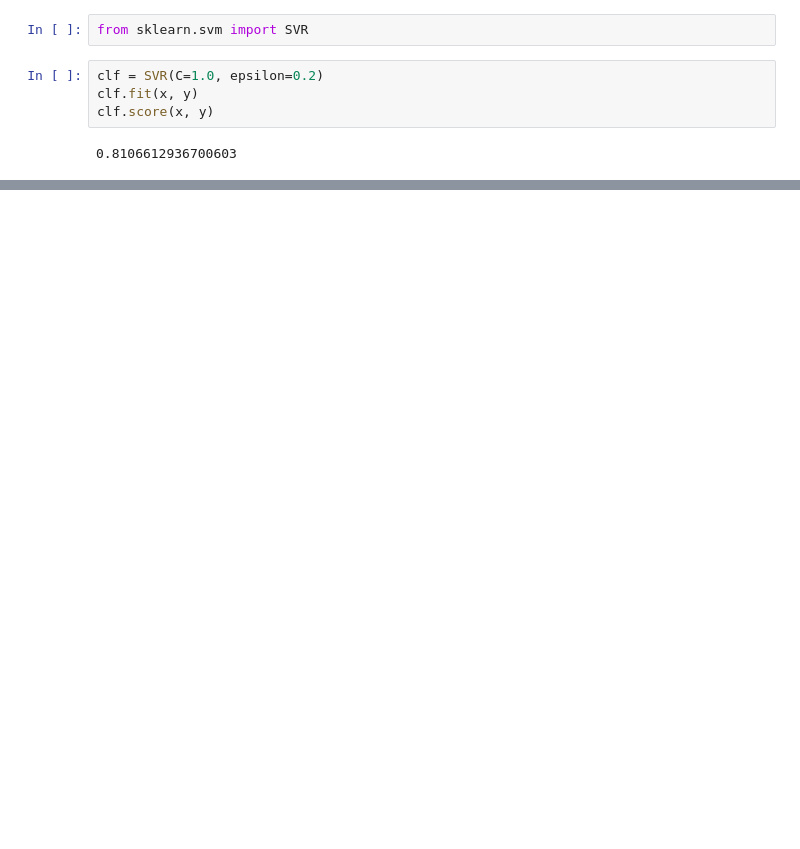
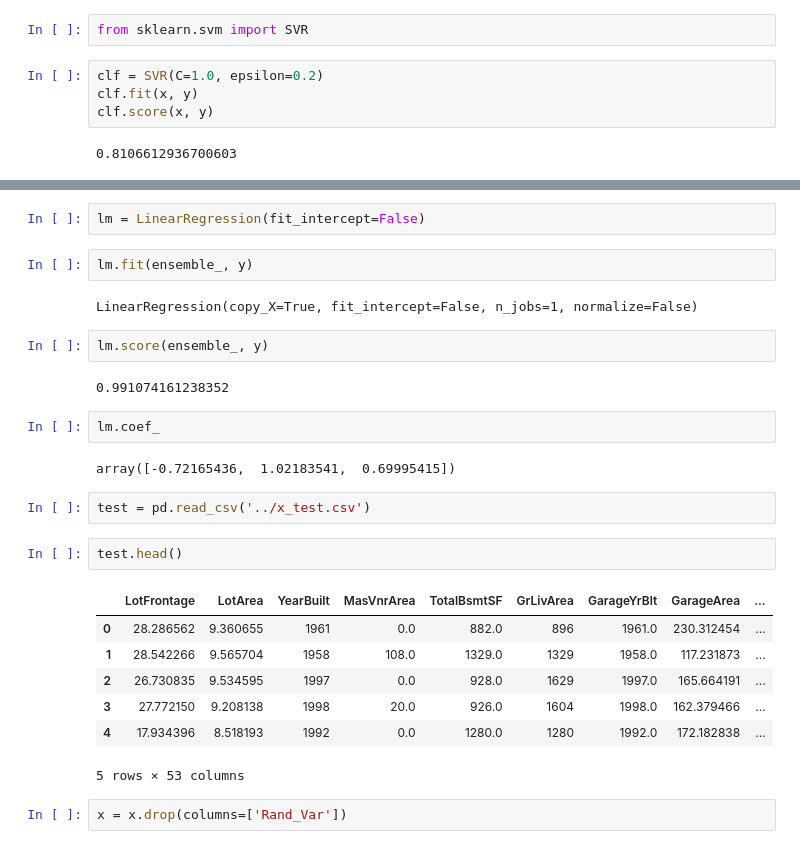
Before and after one commit to strachan/house_pricing_prediction, a Jupyter notebook: machine_learning.ipynb, the cells around one changed output, grey strips where cells are left out. Drawn from its saved outputs; the diff is of its cells as text; blank space fills up the shorter version.

```diff
--- a/machine_learning.ipynb
+++ b/machine_learning.ipynb
@@ -480,0 +783,28 @@ clf.score(x, y)
+# %%
+lm = LinearRegression(fit_intercept=False)
+# %%
+lm.fit(ensemble_, y)
+# %% [output]
+LinearRegression(copy_X=True, fit_intercept=False, n_jobs=1, normalize=False)
+# %%
+lm.score(ensemble_, y)
+# %% [output]
+0.991074161238352
+# %%
+lm.coef_
+# %% [output]
+array([-0.72165436,  1.02183541,  0.69995415])
+# %%
+test = pd.read_csv('../x_test.csv')
+# %%
+test.head()
+# %% [output]
+|  | LotFrontage | LotArea | YearBuilt | MasVnrArea | TotalBsmtSF | GrLivArea | GarageYrBlt | GarageArea | ... |
+| 0 | 28.286562 | 9.360655 | 1961 | 0.0 | 882.0 | 896 | 1961.0 | 230.312454 | ... |
+| 1 | 28.542266 | 9.565704 | 1958 | 108.0 | 1329.0 | 1329 | 1958.0 | 117.231873 | ... |
+| 2 | 26.730835 | 9.534595 | 1997 | 0.0 | 928.0 | 1629 | 1997.0 | 165.664191 | ... |
+| 3 | 27.772150 | 9.208138 | 1998 | 20.0 | 926.0 | 1604 | 1998.0 | 162.379466 | ... |
+| 4 | 17.934396 | 8.518193 | 1992 | 0.0 | 1280.0 | 1280 | 1992.0 | 172.182838 | ... |
+5 rows × 53 columns
+# %%
+x = x.drop(columns=['Rand_Var'])
```
Also changed, not shown: parts of 88 cells of this notebook.
